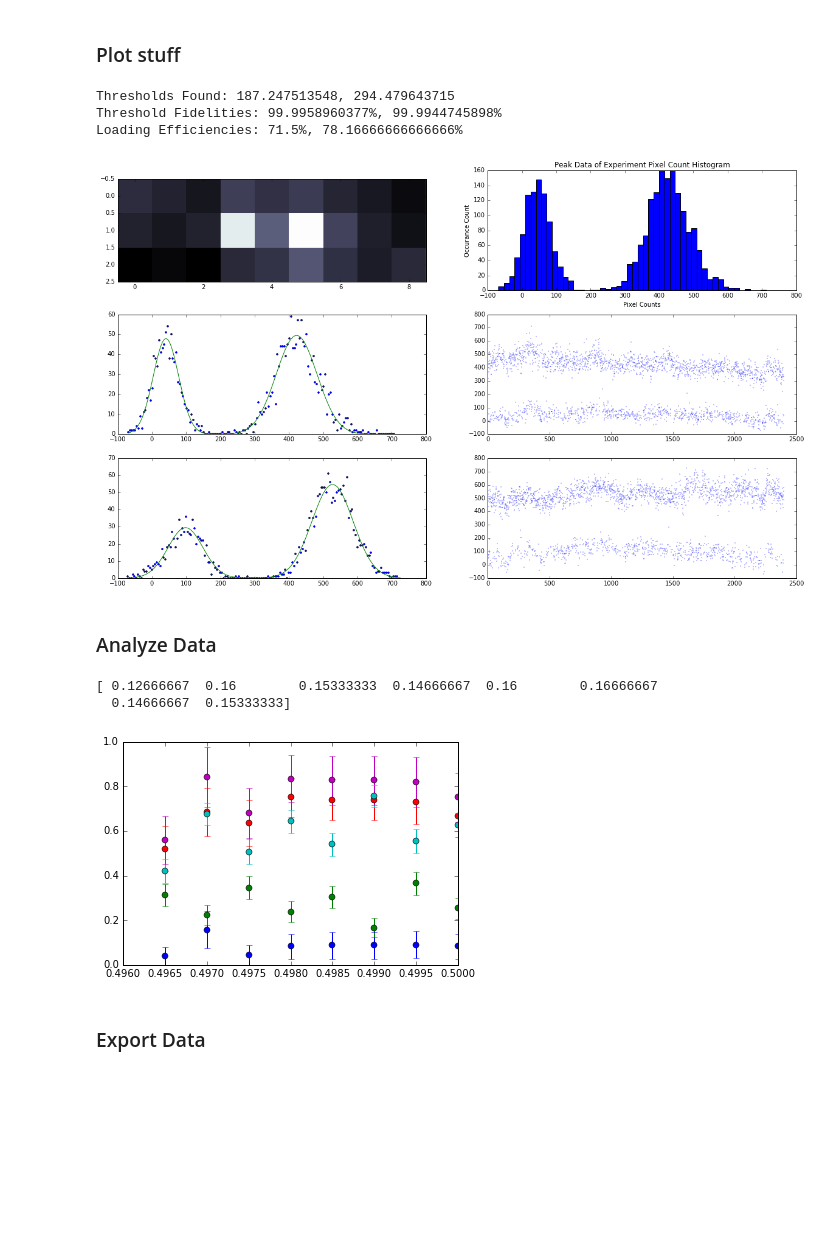
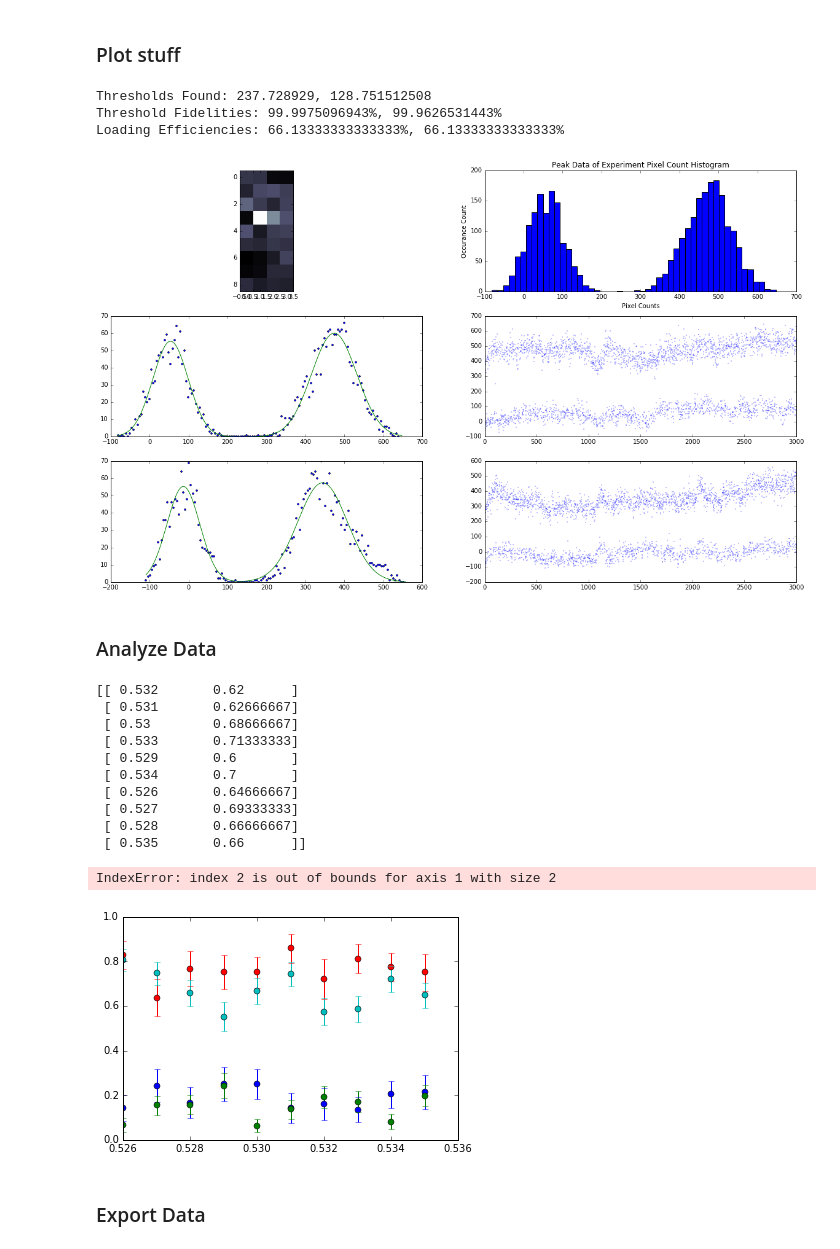
Before and after one commit to aquirdTurtle/Marks-old-analysis-folder, a Jupyter notebook: Two Atom Analysis.ipynb, the cells around one changed output. Saved outputs shown, nothing was run; the diff lists cells and outputs as text; code cells hidden in the pictures; blank space fills up the shorter version.

```diff
--- a/Two Atom Analysis.ipynb
+++ b/Two Atom Analysis.ipynb
@@ -17,16 +17,16 @@ import sympy
 ### Experiment Parameters
 # %%
 # Constants
-date = "160521";
-fileName = "test";
-runNumber = 57;
+date = "160805";
+fileName = "Tunneling_Bias_Scan_Vert";
+runNumber = 19;
 well1Position = 4;
 well2Position = 6;
 accumulations = 150;
 ### Zero-indexed!!!
 # Horizontal
-atom1Location = [1,well1Position - 1];
-atom2Location = [1,well2Position - 1];
+atom1Location = [well1Position - 1, 1];
+atom2Location = [well2Position - 1, 1];
 # Vertical
 # atomLocation = [wellIndicator-1, 1];
 picturesPerExperiment = 2;
@@ -34,8 +34,8 @@ picturesPerExperiment = 2;
 ### Constants
 # %%
 repositoryLocation = "\\\\andor\\share\\Data and documents\\Data repository\\";
-fitsFileLocation = repositoryLocation + date + "\\data_" + str(runNumber) + ".fits";
-keyFileLocation = repositoryLocation + date + "\\key_" + str(runNumber) + ".txt";
+fitsFileLocation = repositoryLocation + date + "\\Raw Data\\data_" + str(runNumber) + ".fits";
+keyFileLocation = repositoryLocation + date + "\\Raw Data\\key_" + str(runNumber) + ".txt";
 # %% [markdown]
 ### Load Key
 # %%
@@ -146,28 +146,37 @@ for experimentInc in range(0, firstExperimentData[0].size):
 print("Loading Efficiencies: " + str(atomCount[0] / firstExperimentData[0].size * 100) + "%, " +
       str(atomCount[1] / firstExperimentData[1].size * 100) + "%")
 # %% [output]
-Thresholds Found: 187.247513548, 294.479643715
-Threshold Fidelities: 99.9958960377%, 99.9944745898%
-Loading Efficiencies: 71.5%, 78.16666666666666%
+Thresholds Found: 237.728929, 128.751512508
+Threshold Fidelities: 99.9975096943%, 99.9626531443%
+Loading Efficiencies: 66.13333333333333%, 66.13333333333333%
-[figure, old version]
+[figure, new version]
 # %% [markdown]
 ### Analyze Data
 # %%
-firstToFirst, firstToSecond, bothToBoth, bothToOne, loadingProbabilityArray, summedData \
-            = getAnalyzedTunnelingData(allAtomData, thresholds, key, accumulations, numberOfExperiments);
+firstToFirst, firstToSecond, bothToBoth, bothToOne, loadingProbabilityArray, summedData, test \
+    = getAnalyzedTunnelingData(allAtomData, thresholds, key, accumulations, numberOfExperiments);
 print(loadingProbabilityArray)
 # Plot survival data.
 plt.pylab.figure(1)
 plt.pylab.ylim([0,1]);
 errorbar(firstToFirst[:,0], firstToFirst[:,1], yerr=firstToFirst[:,2], linestyle = "none", color = "r", fmt = "o");
 errorbar(firstToSecond[:,0], firstToSecond[:,1], yerr=firstToSecond[:,2], linestyle = "none", color = "b", fmt = "o");
 errorbar(bothToBoth[:,0], bothToBoth[:,1], yerr=bothToBoth[:,2], linestyle = "none", color = "c", fmt = "o");
 errorbar(bothToOne[:,0], bothToOne[:,1], yerr=bothToOne[:,2], linestyle = "none", color = "g", fmt = "o");
 errorbar(summedData[:,0],summedData[:,1], yerr = summedData[:,2], linestyle = "none", color = "m", fmt = "o");
 # %% [output]
-[ 0.12666667  0.16        0.15333333  0.14666667  0.16        0.16666667
-  0.14666667  0.15333333]
+[[ 0.532       0.62      ]
+ [ 0.531       0.62666667]
+ [ 0.53        0.68666667]
+ [ 0.533       0.71333333]
+ [ 0.529       0.6       ]
+ [ 0.534       0.7       ]
+ [ 0.526       0.64666667]
+ [ 0.527       0.69333333]
+ [ 0.528       0.66666667]
+ [ 0.535       0.66      ]]
+IndexError: index 2 is out of bounds for axis 1 with size 2
-[figure, old version]
+[figure, new version]
 # %% [markdown]
 ### Export Data
 # %%
```
Also changed, not shown: parts of 3 cells of this notebook, 15 other files.
